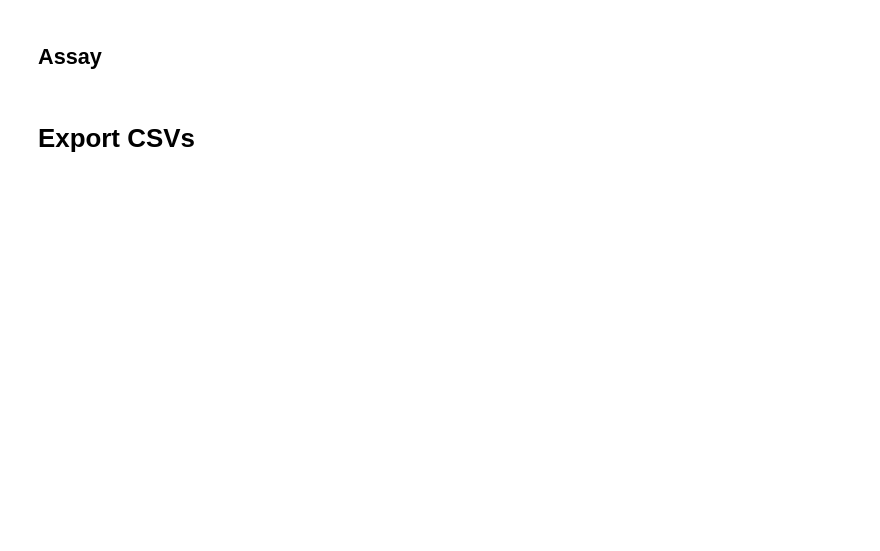
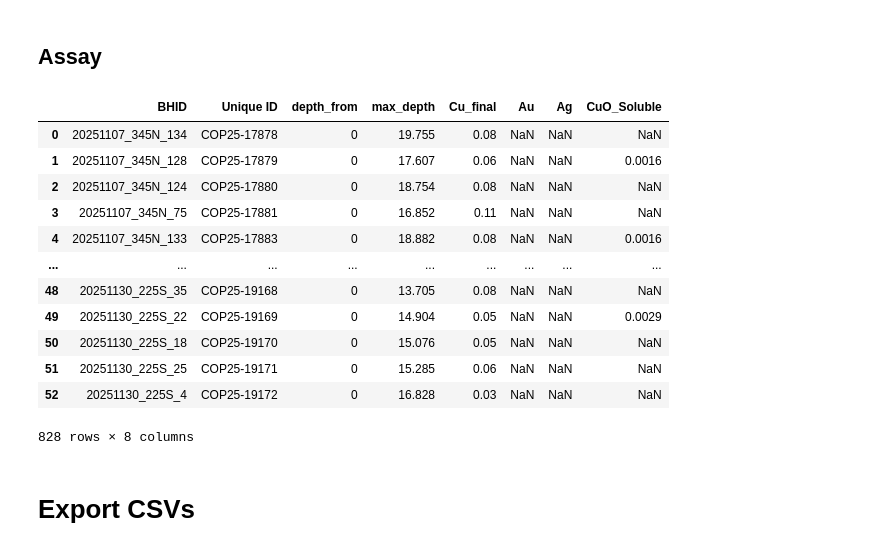
Before and after one commit to Tristanite/gc_scripts, a Jupyter notebook: database/gc_db.ipynb, the cells around one changed output. Drawn from its saved outputs; the diff is of its cells as text; code cells hidden in the pictures; blank space fills up the shorter version.

Commit message:
Added formatting of max_depth, cu_final and CuO_Soluble in Assay and Collar table.

```diff
--- a/database/gc_db.ipynb
+++ b/database/gc_db.ipynb
@@ -6,9 +6,9 @@ from pathlib import Path
 # %% [markdown]
 # Set path
 # %%
-yearmonth = "202511"
+yearmonth = "202512"
 # %%
-base = Path("../../gc_directory").resolve()
+base = Path("B:/02_Grade_Control/01_Blasthole Dat/01_grade_control").resolve()
 
 source_dir = base / '03_grade_samples'
 output_dir = base / rf"04_database/{yearmonth[:4]}/{yearmonth}"
@@ -25,7 +40,6 @@ csv_files = []
 for item in grade_samples:
     df = pd.read_csv(item)
     csv_files.append(df)
-    break
 # %% [markdown]
 # Merged data
 # %%
@@ -66,8 +123,27 @@ df_survey
 # %%
 df_assay = df_merged.copy()
 df_assay = df_assay[['BHID','Unique ID', 'depth_from', 'max_depth', "Cu_final", "Au", "Ag", "CuO_Soluble"]]
 
+# Ensure numeric + apply precision
+df_assay["Cu_final"] = pd.to_numeric(df_assay["Cu_final"], errors="coerce").round(4)
+df_assay["CuO_Soluble"] = pd.to_numeric(df_assay["CuO_Soluble"], errors="coerce").round(4)
+df_assay["max_depth"] = pd.to_numeric(df_assay["max_depth"], errors="coerce").round(3)
+
 df_assay
+# %% [output]
+|  | BHID | Unique ID | depth_from | max_depth | Cu_final | Au | Ag | CuO_Soluble |
+| 0 | 20251107_345N_134 | COP25-17878 | 0 | 19.755 | 0.08 | NaN | NaN | NaN |
+| 1 | 20251107_345N_128 | COP25-17879 | 0 | 17.607 | 0.06 | NaN | NaN | 0.0016 |
+| 2 | 20251107_345N_124 | COP25-17880 | 0 | 18.754 | 0.08 | NaN | NaN | NaN |
+| 3 | 20251107_345N_75 | COP25-17881 | 0 | 16.852 | 0.11 | NaN | NaN | NaN |
+| 4 | 20251107_345N_133 | COP25-17883 | 0 | 18.882 | 0.08 | NaN | NaN | 0.0016 |
+| ... | ... | ... | ... | ... | ... | ... | ... | ... |
+| 48 | 20251130_225S_35 | COP25-19168 | 0 | 13.705 | 0.08 | NaN | NaN | NaN |
+| 49 | 20251130_225S_22 | COP25-19169 | 0 | 14.904 | 0.05 | NaN | NaN | 0.0029 |
+| 50 | 20251130_225S_18 | COP25-19170 | 0 | 15.076 | 0.05 | NaN | NaN | NaN |
+| 51 | 20251130_225S_25 | COP25-19171 | 0 | 15.285 | 0.06 | NaN | NaN | NaN |
+| 52 | 20251130_225S_4 | COP25-19172 | 0 | 16.828 | 0.03 | NaN | NaN | NaN |
+828 rows × 8 columns
 # %% [markdown]
 # Export CSVs
 # %%
```
Also changed, not shown: parts of 4 cells of this notebook.
